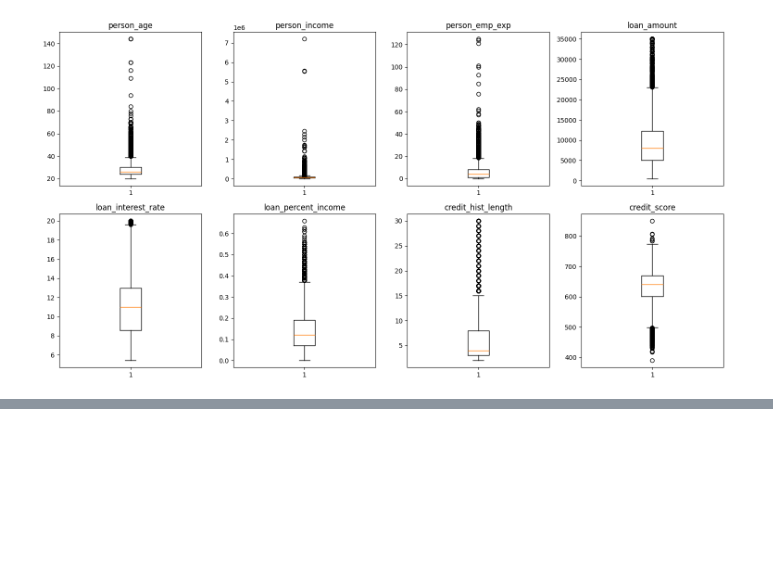
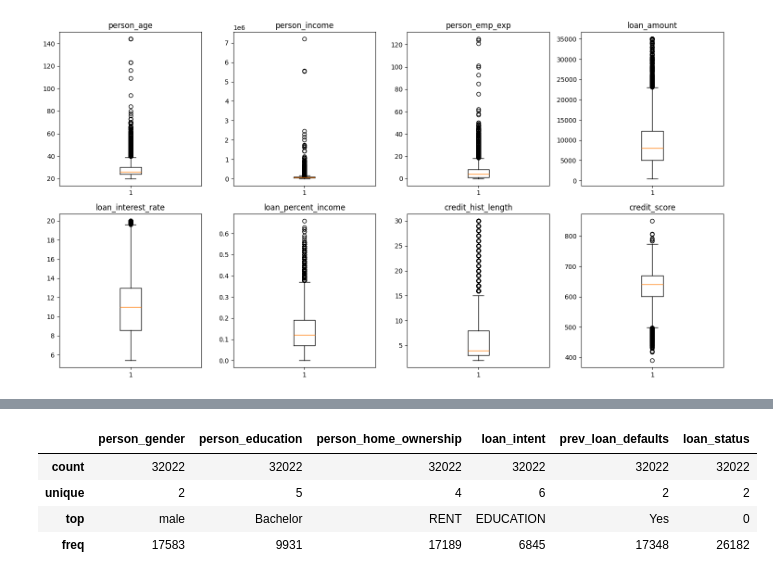
Before and after one commit to rishikeshpaulcode/Loan-Approval-Prediction, a Jupyter notebook: loan-approval-prediction-notebook.ipynb, the cells around one changed output, grey strips where cells are left out. Cells and saved outputs as stored; diff of their text form; code cells hidden in the pictures; blank space fills up the shorter version.

```diff
--- a/loan-approval-prediction-notebook.ipynb
+++ b/loan-approval-prediction-notebook.ipynb
@@ -150,0 +182,8 @@ plt.show()
+# %%
+df_cat.describe()
+# %% [output]
+|  | person_gender | person_education | person_home_ownership | loan_intent | prev_loan_defaults | loan_status |
+| count | 32022 | 32022 | 32022 | 32022 | 32022 | 32022 |
+| unique | 2 | 5 | 4 | 6 | 2 | 2 |
+| top | male | Bachelor | RENT | EDUCATION | Yes | 0 |
+| freq | 17583 | 9931 | 17189 | 6845 | 17348 | 26182 |
```
Also changed, not shown: parts of 12 cells of this notebook.
